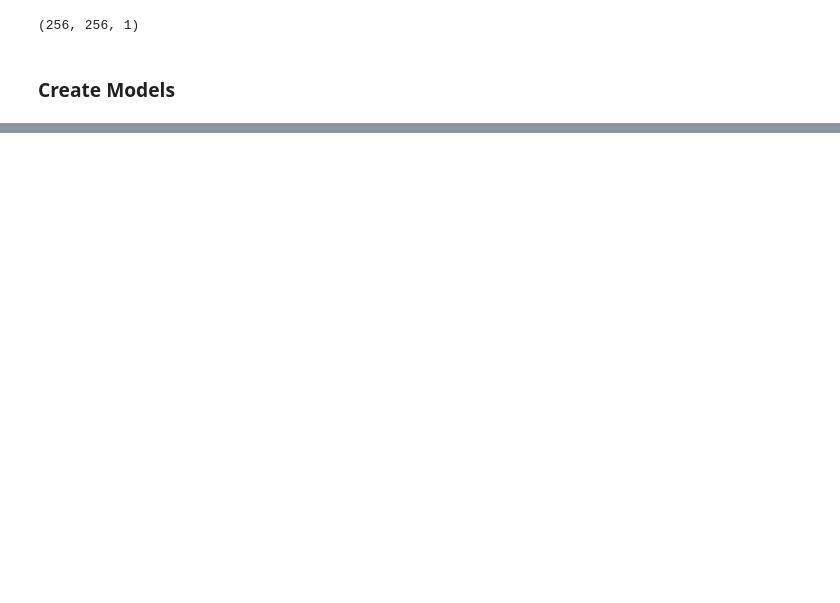
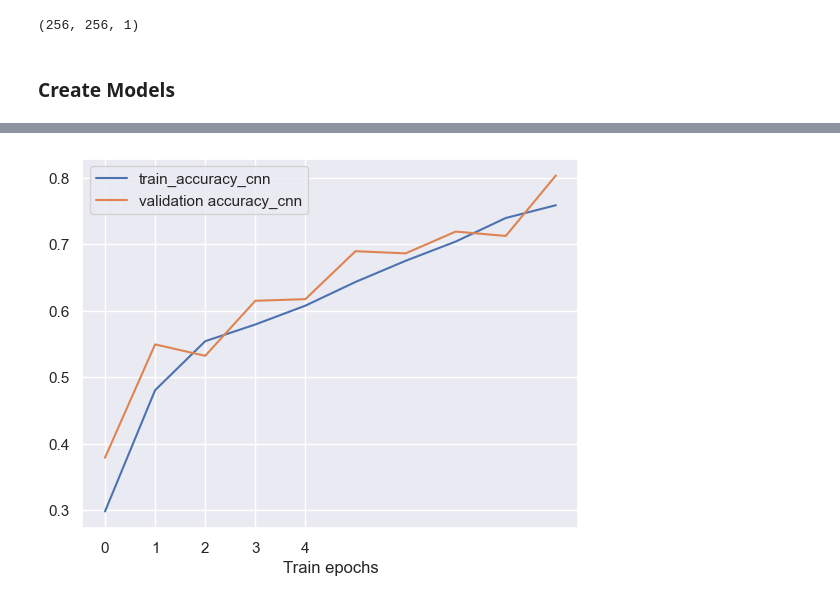
Before and after one commit to kara-christensen/CarriganNeginKaraFinalProject, a Jupyter notebook: Final_Project.ipynb, the cells around one changed output, grey strips where cells are left out. Cells and saved outputs as stored; diff of their text form; code cells hidden in the pictures; blank space fills up the shorter version.

```diff
--- a/Final_Project.ipynb
+++ b/Final_Project.ipynb
@@ -394,0 +508,25 @@ test_loss, test_accuracy = model.evaluate(X_test, y_test, verbose=2)
+# %%
+input_shape = (32, 32, 3)  # Change this according to your image dimensions
+# %%
+new_shape = (32, 32, 3)
+X_train_reshaped = np.reshape(X_train, (-1, 256, 256, 1))
+X_val_reshaped = np.reshape(X_val, (-1, 256, 256, 1))
+# Normalize pixel values to range [0, 1]
+X_train_reshaped = X_train_reshaped / 255.0
+X_val_reshaped = X_val_reshaped / 255.0
+
+
+X_train_resized = np.array([tf.image.resize(image, (32, 32)) for image in X_train_reshaped])
+X_val_resized = np.array([tf.image.resize(image, (32, 32)) for image in X_val_reshaped])
+# %%
+X_train_rgb = np.repeat(X_train_resized[..., np.newaxis], 3, axis=-1)
+X_val_rgb = np.repeat(X_val_resized[..., np.newaxis], 3, axis=-1)
+
+# Reshape to remove the extra dimension
+X_train_rgb = np.squeeze(X_train_rgb, axis=3)
+X_val_rgb = np.squeeze(X_val_rgb, axis=3)
+# %%
+# Train the CNN model for 5 epochs
+cnn_model = build_cnn_model(input_shape, n_classes=4, optimizer='SGD', learning_rate=0.01)
+history_cnn = cnn_model.fit(X_train_rgb, y_train, epochs=10, batch_size=64, validation_split=0.1, verbose=1)
+test_loss_cnn, test_accuracy_cnn = cnn_model.evaluate(X_val_rgb, y_val, verbose=2)
@@ -394,0 +551,12 @@ test_loss, test_accuracy = model.evaluate(X_test, y_test, verbose=2)
+# %%
+train_accuracy_cnn = history_cnn.history['accuracy']
+val_accuracy_cnn = history_cnn.history['val_accuracy']
+
+plt.plot(train_accuracy_cnn, label='train_accuracy_cnn')
+plt.plot(val_accuracy_cnn, label='validation accuracy_cnn')
+plt.xticks(range(5))
+plt.xlabel('Train epochs')
+plt.legend()
+plt.show()
+# %% [output]
+[figure, added]
```
Also changed, not shown: parts of 12 cells of this notebook.
